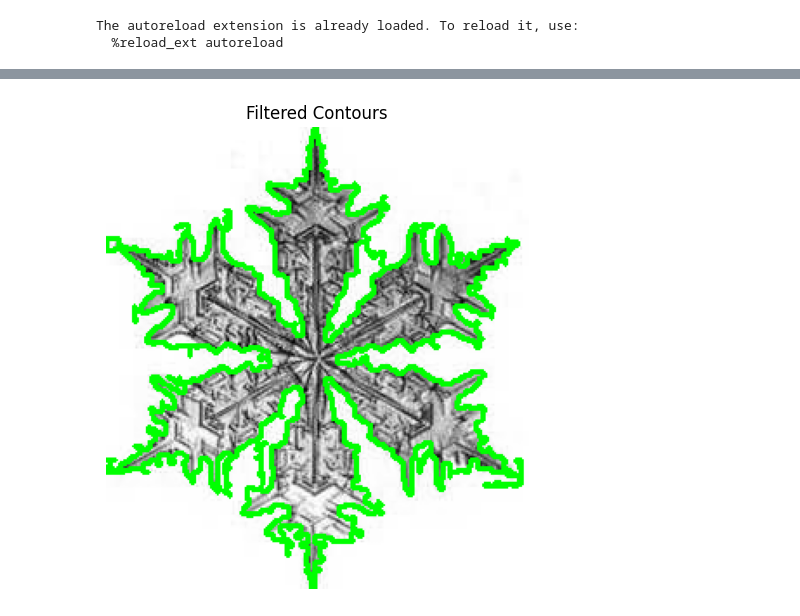
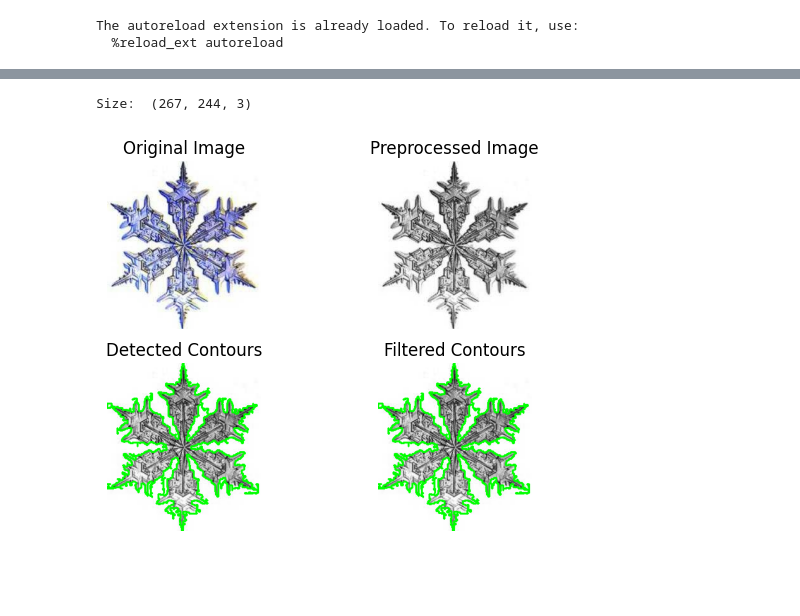
Before and after one commit to lusxvr/sf_ranking, a Jupyter notebook: dev.ipynb, the cells around one changed output, grey strips where cells are left out. Drawn from its saved outputs; the diff is of its cells as text; code cells hidden in the pictures; blank space fills up the shorter version.

```diff
--- a/dev.ipynb
+++ b/dev.ipynb
@@ -53,10 +15,0 @@ plt.show()
-# %%
-filtered_contour_image, filtered_contours = cd.filter_contours(preprocessed_image, contours, min_area=100, max_area=10000)#, circularity_threshold=0.01)
-
-plt.figure(figsize=(6, 6))
-plt.title("Filtered Contours")
-plt.imshow(cv2.cvtColor(filtered_contour_image, cv2.COLOR_BGR2RGB))
-plt.axis('off')
-plt.show()
-# %% [output]
-[figure, removed]
@@ -63,3 +18,35 @@ plt.show()
+# %%
+image = cv2.imread(image_path)
+preprocessed_image = pp.preprocess_image(image)
+contour_image, contours = cd.detect_contours(preprocessed_image)
+filtered_contour_image, filtered_contours = cd.filter_contours(preprocessed_image, contours, min_area=100, max_area=10000)#, circularity_threshold=0.01)
+
+print("Size: ", image.shape)
+
+plt.subplot(2, 2, 1)
+plt.title("Original Image")
+plt.imshow(cv2.cvtColor(image, cv2.COLOR_BGR2RGB))
+plt.axis('off')
+
+plt.subplot(2, 2, 2)
+plt.title("Preprocessed Image")
+plt.imshow(preprocessed_image, cmap='gray')
+plt.axis('off')
+
+plt.subplot(2, 2, 3)
+plt.title("Detected Contours")
+plt.imshow(contour_image)
+plt.axis('off')
+
+plt.subplot(2, 2, 4)
+plt.title("Filtered Contours")
+plt.imshow(cv2.cvtColor(filtered_contour_image, cv2.COLOR_BGR2RGB))
+plt.axis('off')
+
+plt.show()
+# %% [output]
+Size:  (267, 244, 3)
+[figure, added]
 # %%
 score = sa.analyze_symmetry(preprocessed_image, filtered_contours, vis=True)
 # %% [output]
```
Also changed, not shown: parts of 5 cells of this notebook, 1 other file.
